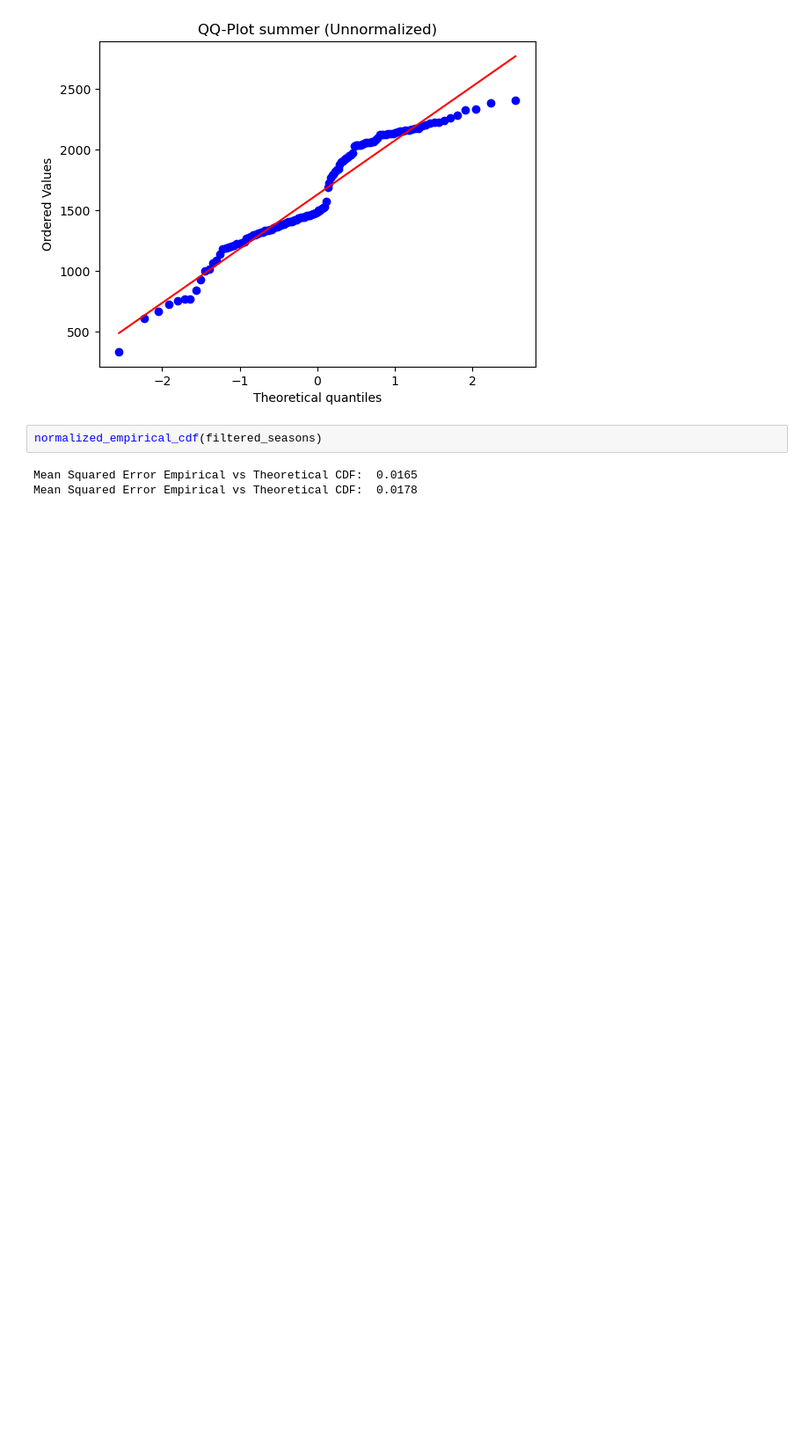
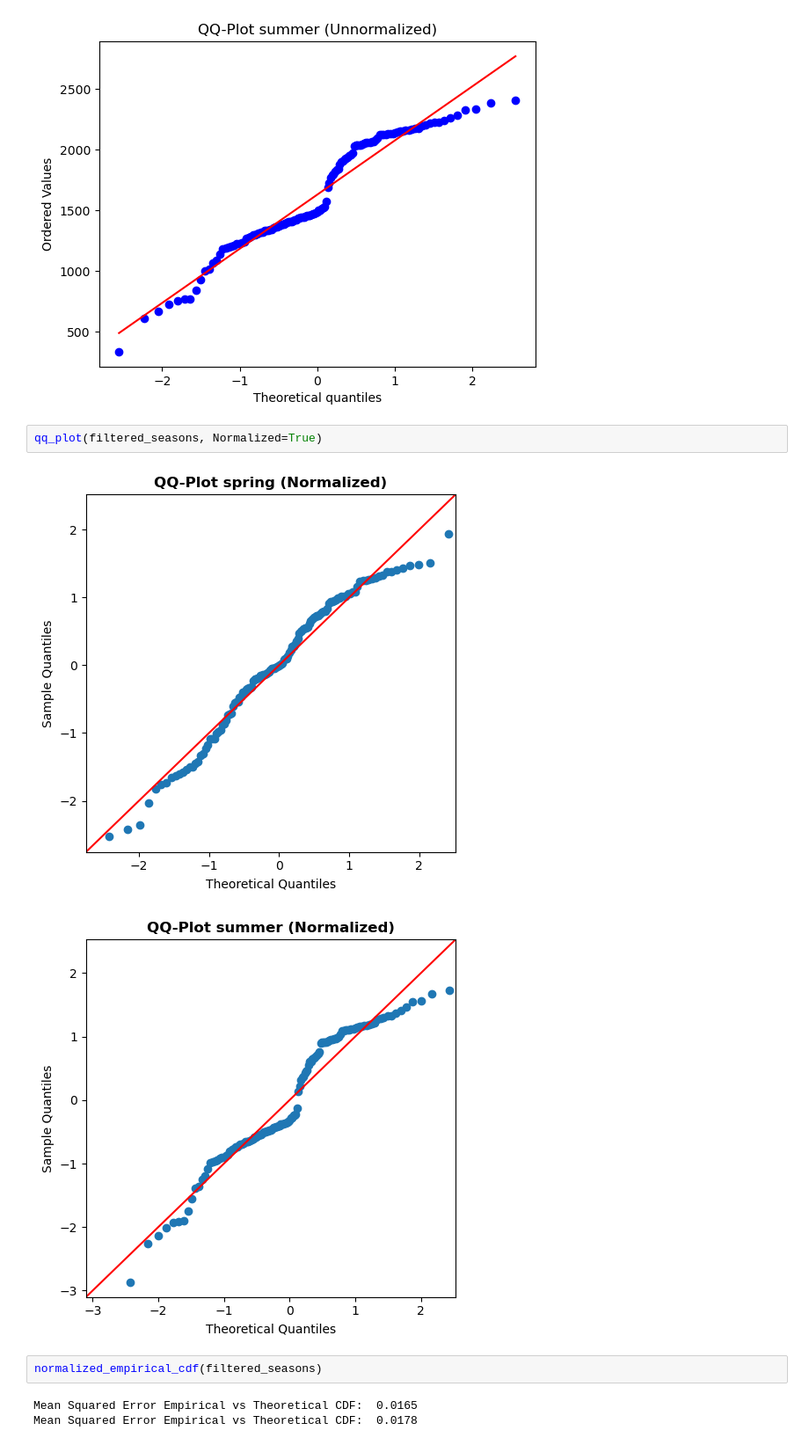
Before and after one commit to eirikbaekkelund/BikeSharing, a Jupyter notebook: develop_E.ipynb, the cells around one changed output. Shown at 88% size. Drawn from its saved outputs; the diff is of its cells as text; blank space fills up the shorter version.

```diff
--- a/develop_E.ipynb
+++ b/develop_E.ipynb
@@ -331,6 +331,11 @@ qq_plot(filtered_seasons)
 # %% [output]
 [figure]
 [figure]
+# %%
+qq_plot(filtered_seasons, Normalized=True)
+# %% [output]
+[figure, added]
+[figure, added]
 # %%
 normalized_empirical_cdf(filtered_seasons)
 # %% [output]
```
